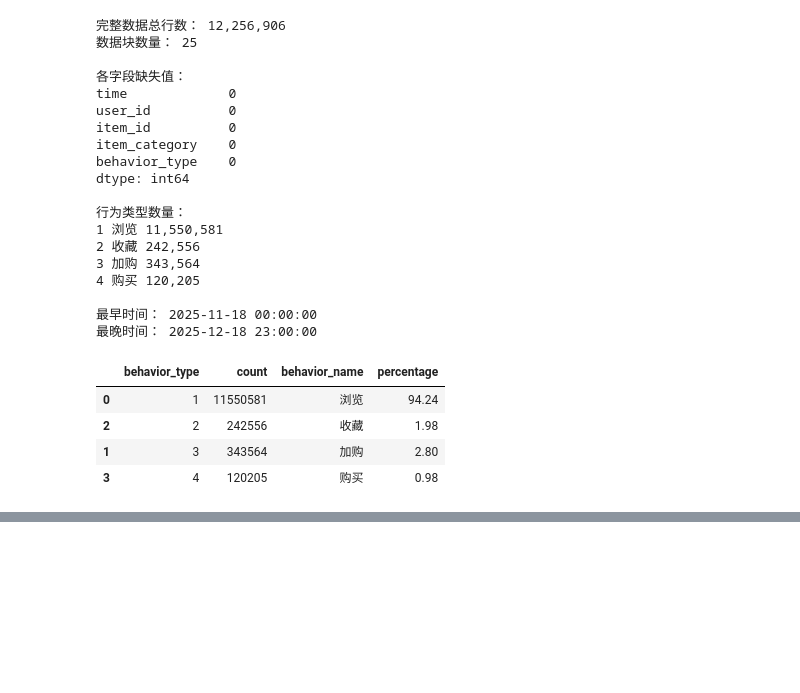
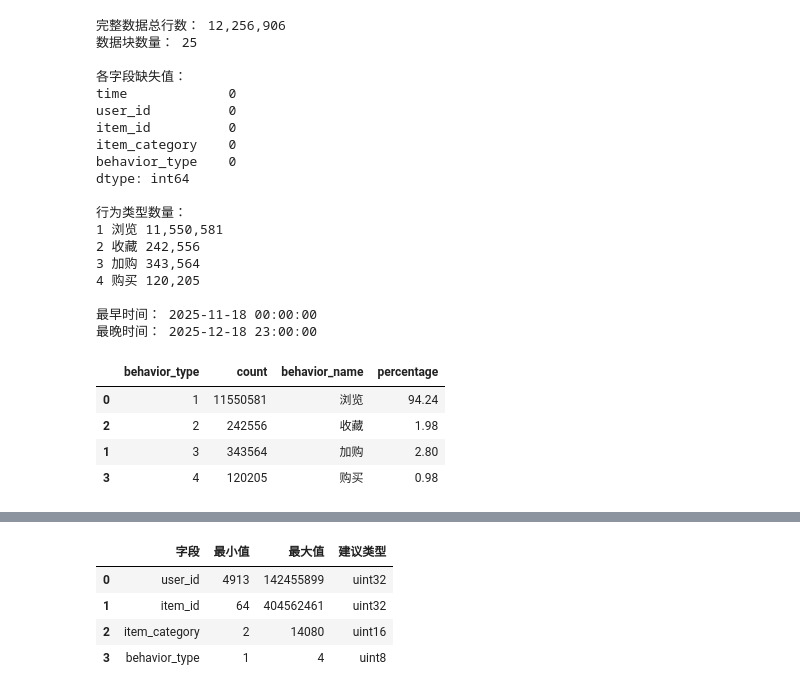
Before and after one commit to nyx0109-collab/user-behavior-analysis, a Jupyter notebook: notebooks/01_data_loading.ipynb, the cells around one changed output, grey strips where cells are left out. Saved outputs shown, nothing was run; the diff lists cells and outputs as text; code cells hidden in the pictures; blank space fills up the shorter version.

Commit message:
Complete data validation and standardization

```diff
--- a/notebooks/01_data_loading.ipynb
+++ b/notebooks/01_data_loading.ipynb
@@ -326,0 +821,91 @@ display(full_behavior_summary)
+# %%
+import pandas as pd
+
+numeric_columns = [
+    "user_id",
+    "item_id",
+    "item_category",
+    "behavior_type"
+]
+
+value_ranges = {
+    column: {
+        "最小值": None,
+        "最大值": None
+    }
+    for column in numeric_columns
+}
+
+for chunk_number, chunk in enumerate(
+    pd.read_csv(
+        DATA_PATH,
+        usecols=numeric_columns,
+        chunksize=500_000
+    ),
+    start=1
+):
+    for column in numeric_columns:
+        values = pd.to_numeric(
+            chunk[column],
+            errors="raise"
+        )
+
+        current_min = int(values.min())
+        current_max = int(values.max())
+
+        old_min = value_ranges[column]["最小值"]
+        old_max = value_ranges[column]["最大值"]
+
+        value_ranges[column]["最小值"] = (
+            current_min
+            if old_min is None
+            else min(old_min, current_min)
+        )
+
+        value_ranges[column]["最大值"] = (
+            current_max
+            if old_max is None
+            else max(old_max, current_max)
+        )
+
+    print(f"已检查第 {chunk_number} 个数据块")
+
+def recommend_dtype(min_value, max_value):
+    if min_value >= 0:
+        if max_value <= 255:
+            return "uint8"
+        elif max_value <= 65_535:
+            return "uint16"
+        elif max_value <= 4_294_967_295:
+            return "uint32"
+        else:
+            return "uint64"
+    else:
+        if -128 <= min_value and max_value <= 127:
+            return "int8"
+        elif -32_768 <= min_value and max_value <= 32_767:
+            return "int16"
+        elif (
+            -2_147_483_648 <= min_value
+            and max_value <= 2_147_483_647
+        ):
+            return "int32"
+        else:
+            return "int64"
+
+range_table = pd.DataFrame([
+    {
+        "字段": column,
+        "最小值": value_ranges[column]["最小值"],
+        "最大值": value_ranges[column]["最大值"],
+        "建议类型": recommend_dtype(
+            value_ranges[column]["最小值"],
+            value_ranges[column]["最大值"]
+        )
+    }
+    for column in numeric_columns
+])
+
+print("\n===== 字段范围与建议类型 =====")
+display(range_table)
+# %% [output]
@@ -326,0 +929,5 @@ display(full_behavior_summary)
+|  | 字段 | 最小值 | 最大值 | 建议类型 |
+| 0 | user_id | 4913 | 142455899 | uint32 |
+| 1 | item_id | 64 | 404562461 | uint32 |
+| 2 | item_category | 2 | 14080 | uint16 |
+| 3 | behavior_type | 1 | 4 | uint8 |
```
Also changed, not shown: parts of 9 cells of this notebook, 1 other file.
